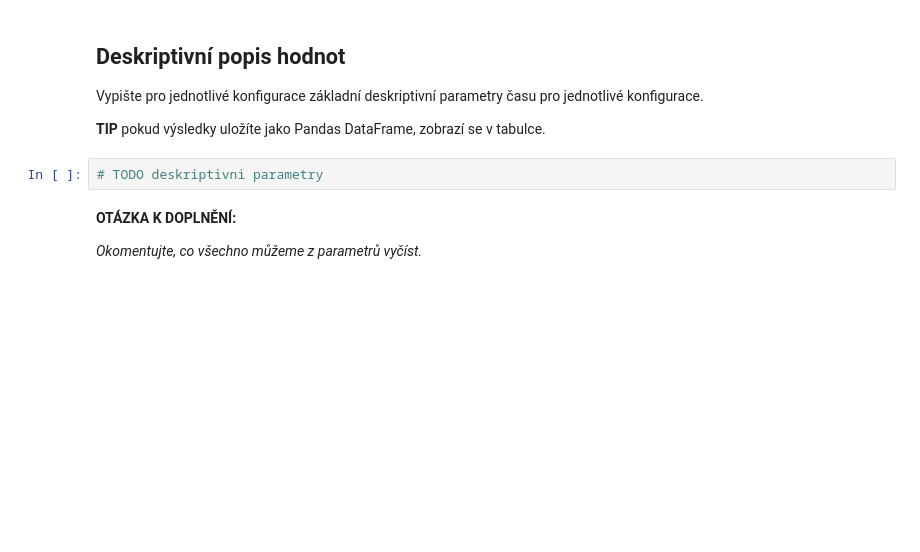
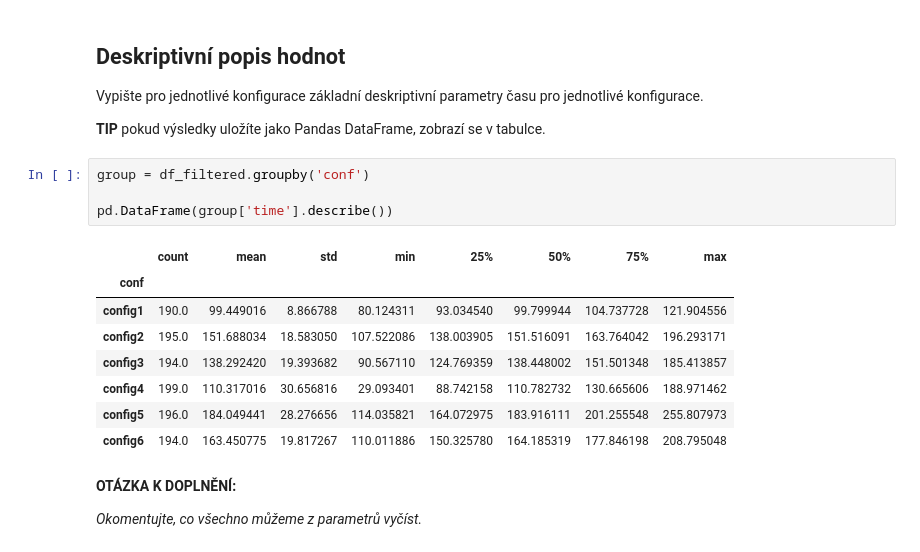
Before and after one commit to jakubKuznik/msp-vut-fit-project-1, a Jupyter notebook: proj1.ipynb, the cells around one changed output. Cells and saved outputs as stored; diff of their text form; blank space fills up the shorter version.

```diff
--- a/proj1.ipynb
+++ b/proj1.ipynb
@@ -163,8 +175,19 @@ ax.set(xlabel="Configuration", ylabel="Time")
 Vypište pro jednotlivé konfigurace základní deskriptivní parametry času pro jednotlivé konfigurace.
 
 __TIP__ pokud výsledky uložíte jako Pandas DataFrame, zobrazí se v tabulce.
-# %%
-# TODO deskriptivni parametry
+# %%
+group = df_filtered.groupby('conf')
+
+pd.DataFrame(group['time'].describe())
+# %% [output]
+|  | count | mean | std | min | 25% | 50% | 75% | max |
+| conf |  |  |  |  |  |  |  |  |
+| config1 | 190.0 | 99.449016 | 8.866788 | 80.124311 | 93.034540 | 99.799944 | 104.737728 | 121.904556 |
+| config2 | 195.0 | 151.688034 | 18.583050 | 107.522086 | 138.003905 | 151.516091 | 163.764042 | 196.293171 |
+| config3 | 194.0 | 138.292420 | 19.393682 | 90.567110 | 124.769359 | 138.448002 | 151.501348 | 185.413857 |
+| config4 | 199.0 | 110.317016 | 30.656816 | 29.093401 | 88.742158 | 110.782732 | 130.665606 | 188.971462 |
+| config5 | 196.0 | 184.049441 | 28.276656 | 114.035821 | 164.072975 | 183.916111 | 201.255548 | 255.807973 |
+| config6 | 194.0 | 163.450775 | 19.817267 | 110.011886 | 150.325780 | 164.185319 | 177.846198 | 208.795048 |
 # %% [markdown]
 __OTÁZKA K DOPLNĚNÍ:__
 
```
Also changed, not shown: parts of 3 cells of this notebook.
